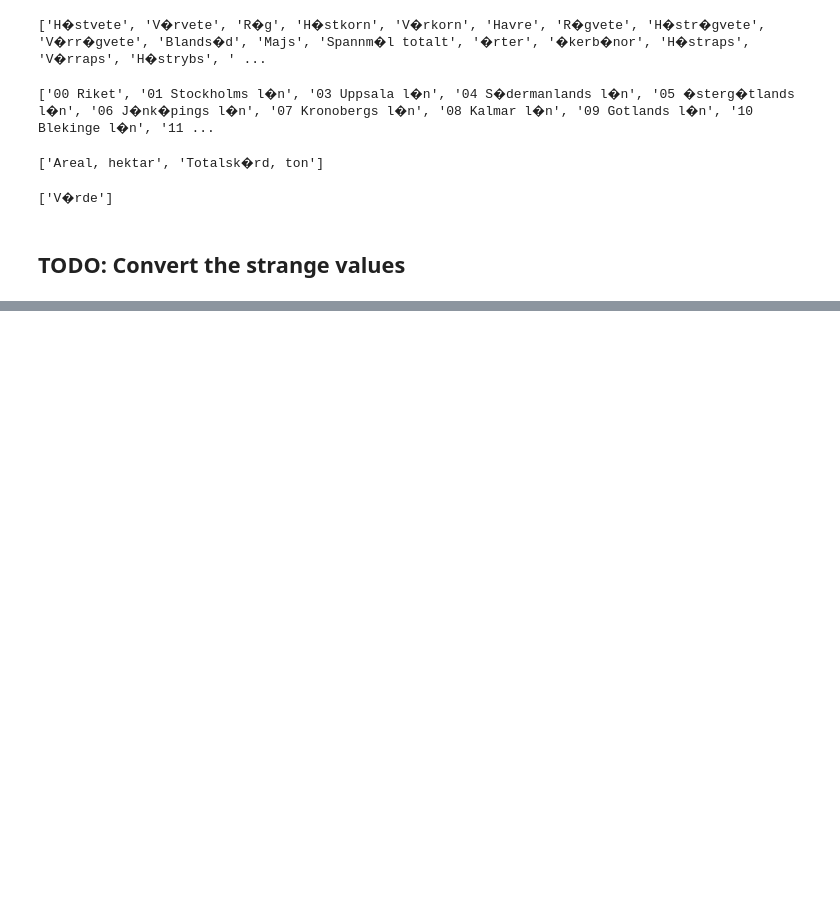
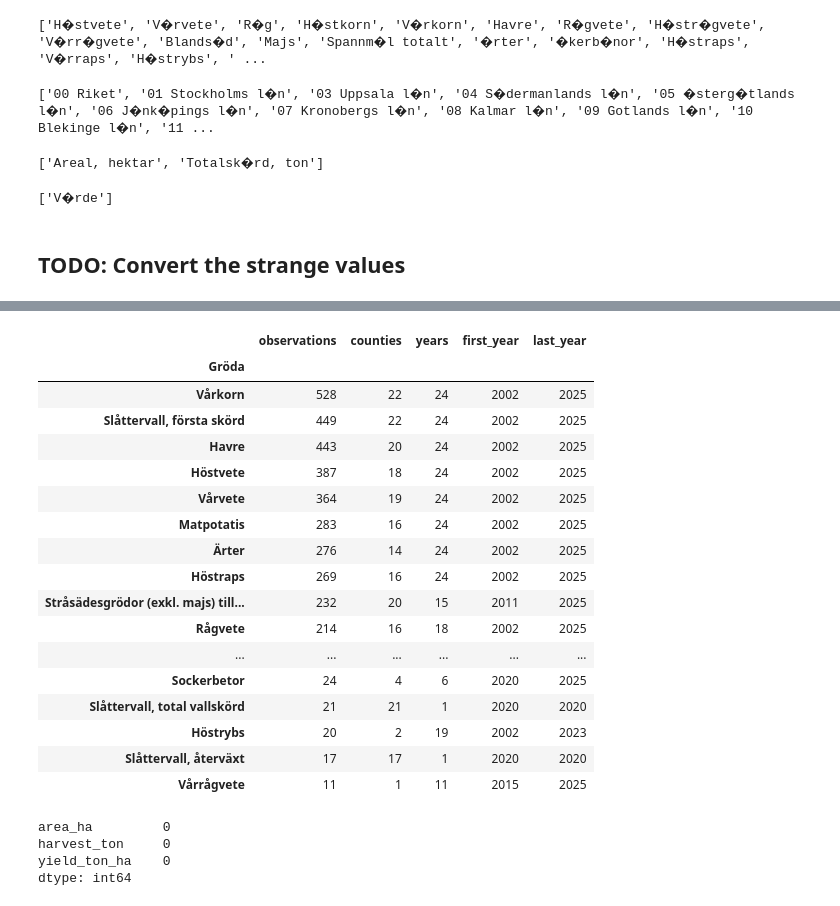
Before and after one commit to karlrydberg-stack/crop_analytics_de25, a Jupyter notebook: explorations/eda.ipynb, the cells around one changed output, grey strips where cells are left out. Cells and saved outputs as stored; diff of their text form; code cells hidden in the pictures; blank space fills up the shorter version.

```diff
--- a/explorations/eda.ipynb
+++ b/explorations/eda.ipynb
@@ -89,0 +197,2 @@ print(unique_records)
+# %%
+df = df.drop(columns=["Län_kod", "Tabelluppgift"])
@@ -89,0 +211,7 @@ print(unique_records)
+# %%
+df.columns = ["Län", "Gröda", "Variabel"] + list(df.columns[3:])
+df["Variabel"] = df["Variabel"].str.startswith("Areal").map({True: "area_ha", False: "harvest_ton"})
+
+tidy = df.pivot(index=["Län", "Gröda"], columns="Variabel")
+
+tidy.head()
@@ -89,0 +228,6 @@ print(unique_records)
+# %%
+long = df.melt(id_vars=["Län", "Gröda", "Variabel"], var_name="År", value_name="value")
+tidy = long.pivot(index=["Län", "Gröda", "År"], columns="Variabel", values="value").reset_index()
+tidy.columns.name = None   # removes the leftover 'Variabel' label above the columns
+
+tidy
@@ -89,0 +256,13 @@ print(unique_records)
+# %%
+valid = tidy[
+    tidy['area_ha'].notna() &
+    tidy['harvest_ton'].notna() &
+    (tidy['area_ha'] > 0) &
+    (tidy['harvest_ton'] > 0)
+].copy()
+
+valid['yield_ton_ha'] = (
+    valid['harvest_ton'] / valid['area_ha']
+)
+
+valid
@@ -89,0 +283,40 @@ print(unique_records)
+# %%
+coverage = (
+    valid.groupby('Gröda')
+    .agg(
+        observations=('yield_ton_ha', 'count'),
+        counties=('Län', 'nunique'),
+        years=('År', 'nunique'),
+        first_year=('År', 'min'),
+        last_year=('År', 'max')
+    )
+    .sort_values('observations', ascending=False)
+)
+coverage
+# %% [output]
+|  | observations | counties | years | first_year | last_year |
+| Gröda |  |  |  |  |  |
+| Vårkorn | 528 | 22 | 24 | 2002 | 2025 |
+| Slåttervall, första skörd | 449 | 22 | 24 | 2002 | 2025 |
+| Havre | 443 | 20 | 24 | 2002 | 2025 |
+| Höstvete | 387 | 18 | 24 | 2002 | 2025 |
+| Vårvete | 364 | 19 | 24 | 2002 | 2025 |
+| Matpotatis | 283 | 16 | 24 | 2002 | 2025 |
+| Ärter | 276 | 14 | 24 | 2002 | 2025 |
+| Höstraps | 269 | 16 | 24 | 2002 | 2025 |
+| Stråsädesgrödor (exkl. majs) till... | 232 | 20 | 15 | 2011 | 2025 |
+| Rågvete | 214 | 16 | 18 | 2002 | 2025 |
+| ... | ... | ... | ... | ... | ... |
+| Sockerbetor | 24 | 4 | 6 | 2020 | 2025 |
+| Slåttervall, total vallskörd | 21 | 21 | 1 | 2020 | 2020 |
+| Höstrybs | 20 | 2 | 19 | 2002 | 2023 |
+| Slåttervall, återväxt | 17 | 17 | 1 | 2020 | 2020 |
+| Vårrågvete | 11 | 1 | 11 | 2015 | 2025 |
+# %%
+(valid['area_ha'] <= 0).sum(), (valid['harvest_ton'] <= 0).sum()   # should both be 0
+valid[["area_ha", "harvest_ton", "yield_ton_ha"]].isna().sum()
+# %% [output]
+area_ha         0
+harvest_ton     0
+yield_ton_ha    0
+dtype: int64
```
Also changed, not shown: parts of 13 cells of this notebook, 2 other files.
